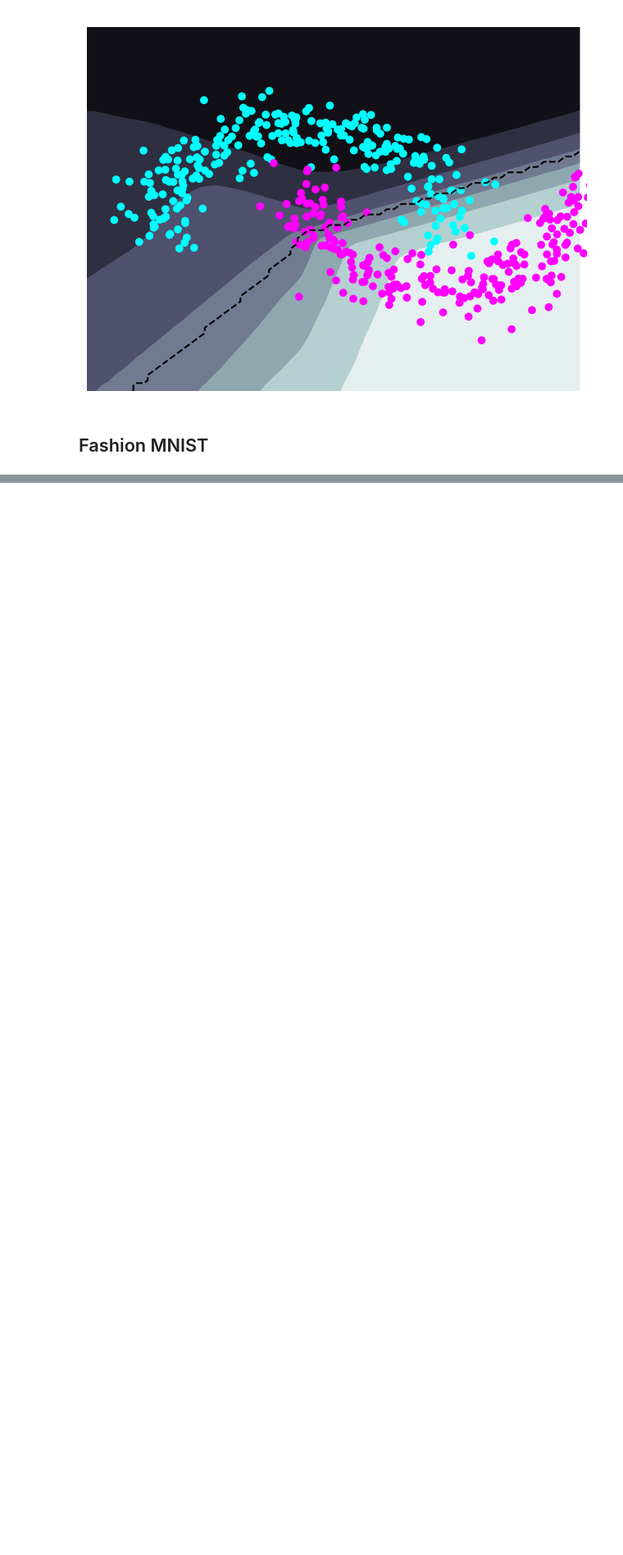
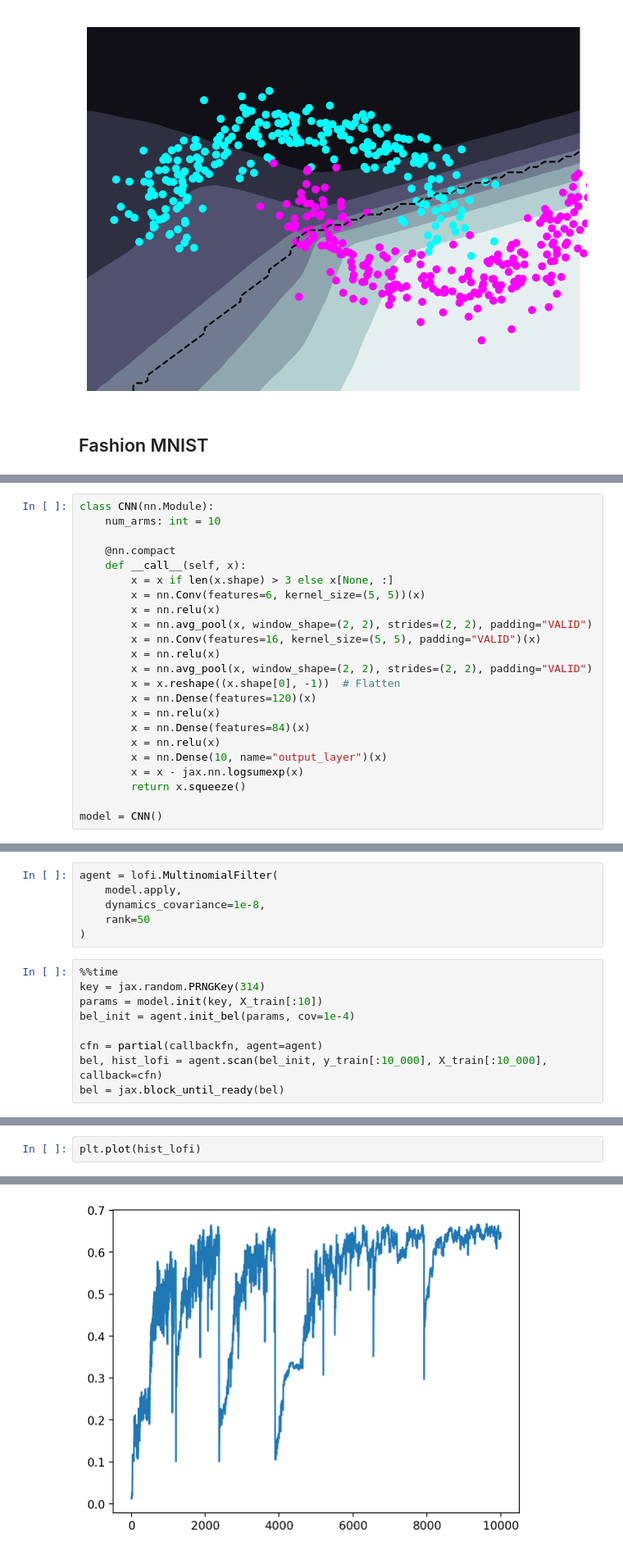
Before and after one commit to gerdm/online-bnn-talk, a Jupyter notebook: notebooks/06-lofi-bnn.ipynb, the cells around one changed output, grey strips where cells are left out. Shown: that part at 82% size. Drawn from its saved outputs; the diff is of its cells as text; blank space fills up the shorter version.

```diff
--- a/notebooks/06-lofi-bnn.ipynb
+++ b/notebooks/06-lofi-bnn.ipynb
@@ -81,0 +116,23 @@ plt.tight_layout()
+# %%
+class CNN(nn.Module):
+    num_arms: int = 10
+
+    @nn.compact
+    def __call__(self, x):
+        x = x if len(x.shape) > 3 else x[None, :]
+        x = nn.Conv(features=6, kernel_size=(5, 5))(x)
+        x = nn.relu(x)
+        x = nn.avg_pool(x, window_shape=(2, 2), strides=(2, 2), padding="VALID")
+        x = nn.Conv(features=16, kernel_size=(5, 5), padding="VALID")(x)
+        x = nn.relu(x)
+        x = nn.avg_pool(x, window_shape=(2, 2), strides=(2, 2), padding="VALID")
+        x = x.reshape((x.shape[0], -1))  # Flatten
+        x = nn.Dense(features=120)(x)
+        x = nn.relu(x)
+        x = nn.Dense(features=84)(x)
+        x = nn.relu(x)
+        x = nn.Dense(10, name="output_layer")(x)
+        x = x - jax.nn.logsumexp(x)
+        return x.squeeze()
+
+model = CNN()
@@ -81,0 +143,15 @@ plt.tight_layout()
+# %%
+agent = lofi.MultinomialFilter(
+    model.apply,
+    dynamics_covariance=1e-8,
+    rank=50
+)
+# %%
+%%time
+key = jax.random.PRNGKey(314)
+params = model.init(key, X_train[:10])
+bel_init = agent.init_bel(params, cov=1e-4)
+
+cfn = partial(callbackfn, agent=agent)
+bel, hist_lofi = agent.scan(bel_init, y_train[:10_000], X_train[:10_000], callback=cfn)
+bel = jax.block_until_ready(bel)
@@ -81,0 +161,3 @@ plt.tight_layout()
+# %%
+plt.plot(hist_lofi)
+# %% [output]
@@ -81,0 +165 @@ plt.tight_layout()
+[figure, added]
```
Also changed, not shown: parts of 9 cells of this notebook.
